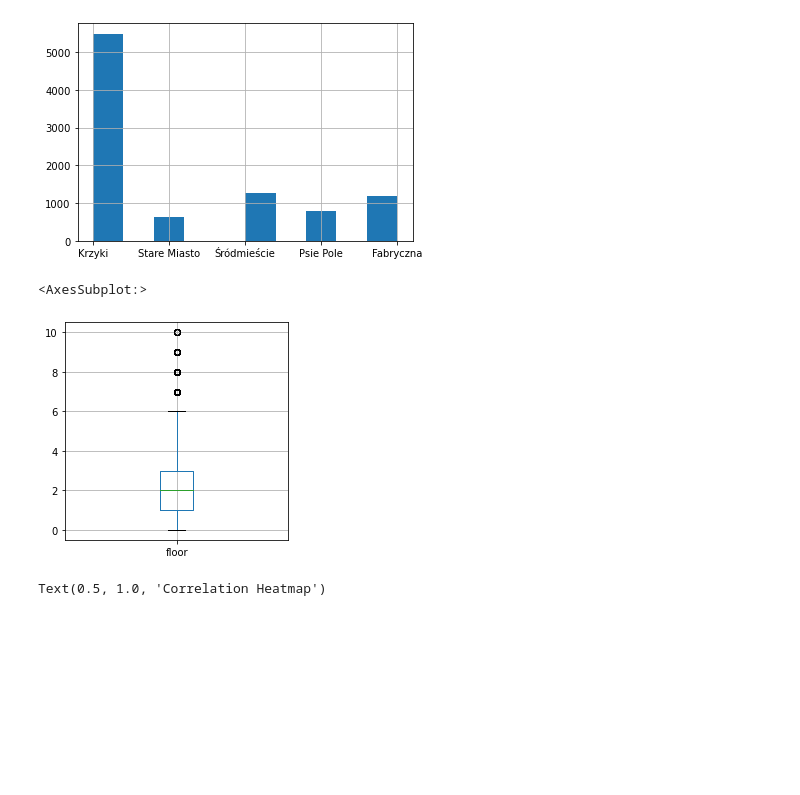
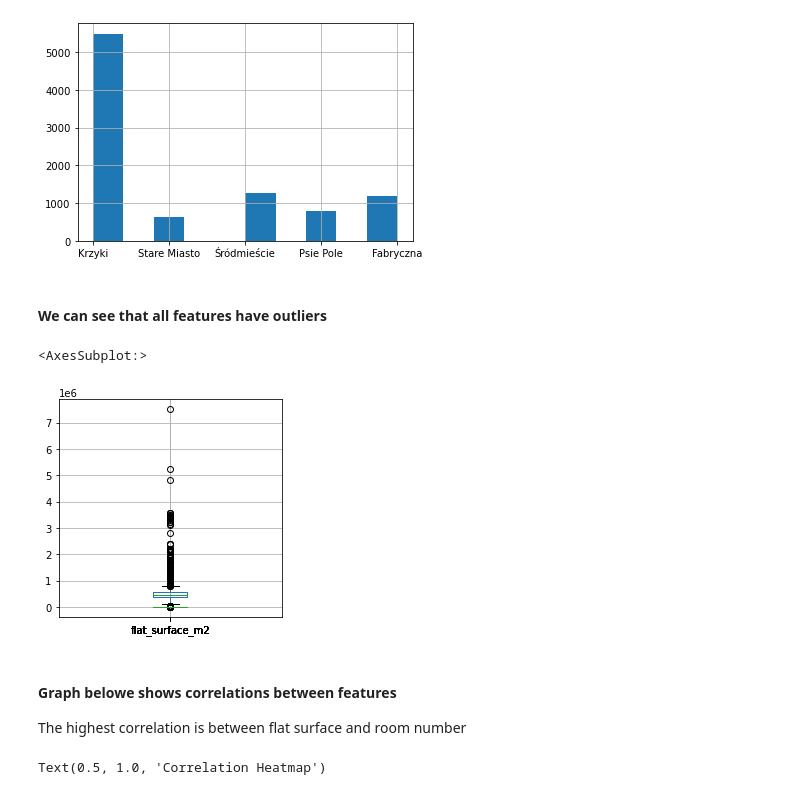
Before and after one commit to TestQspy/flats_EDA, a Jupyter notebook: flats_eda.ipynb, the cells around one changed output. Drawn from its saved outputs; the diff is of its cells as text; code cells hidden in the pictures; blank space fills up the shorter version.

Commit message:
Add more visualisations and some descriptions

```diff
--- a/flats_eda.ipynb
+++ b/flats_eda.ipynb
@@ -19,11 +21,22 @@ df.district.hist()
 # %% [output]
 <AxesSubplot:>
 [figure]
-# %%
-df.boxplot(column='floor',figsize=(4,4))
-# %% [output]
-<AxesSubplot:>
-[figure, removed]
+# %% [markdown]
+#### We can see that all features have outliers
+# %%
+df.boxplot(column=['floor'],figsize=(4,4))
+df.boxplot(column=['price'],figsize=(4,4))
+df.boxplot(column=['price_per_m2'],figsize=(4,4))
+df.boxplot(column=['floor_number'],figsize=(4,4))
+df.boxplot(column=['room_number'],figsize=(5,5))
+df.boxplot(column=['prod_year'],figsize=(4,4))
+df.boxplot(column=['flat_surface_m2'],figsize=(4,4))
+# %% [output]
+<AxesSubplot:>
+[figure, added]
+# %% [markdown]
+#### Graph belowe shows correlations between features
+The highest correlation is between flat surface and room number
 # %%
 mask = np.triu(np.ones_like(df.corr(), dtype=bool))
 cmap = sns.cm.rocket_r
```
Also changed, not shown: parts of 8 cells of this notebook.
